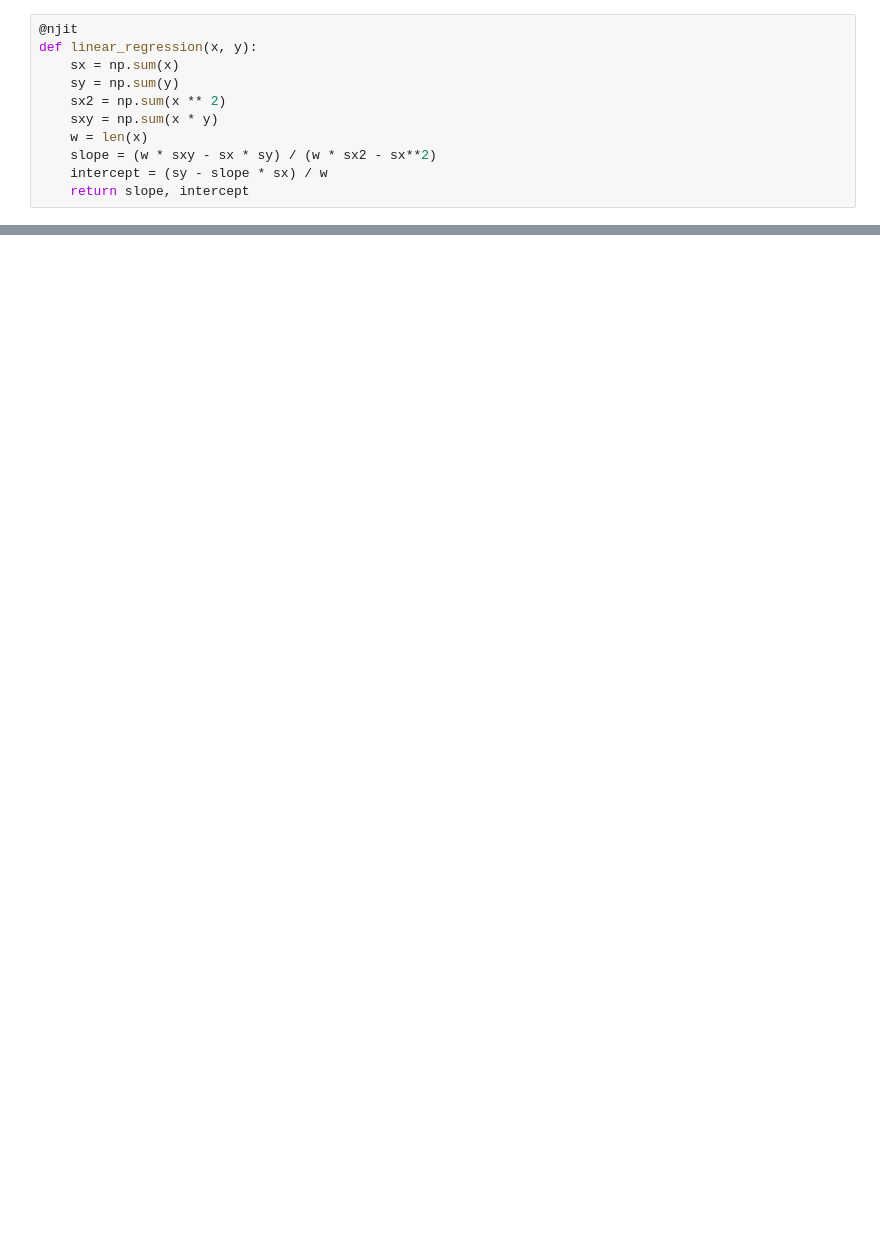
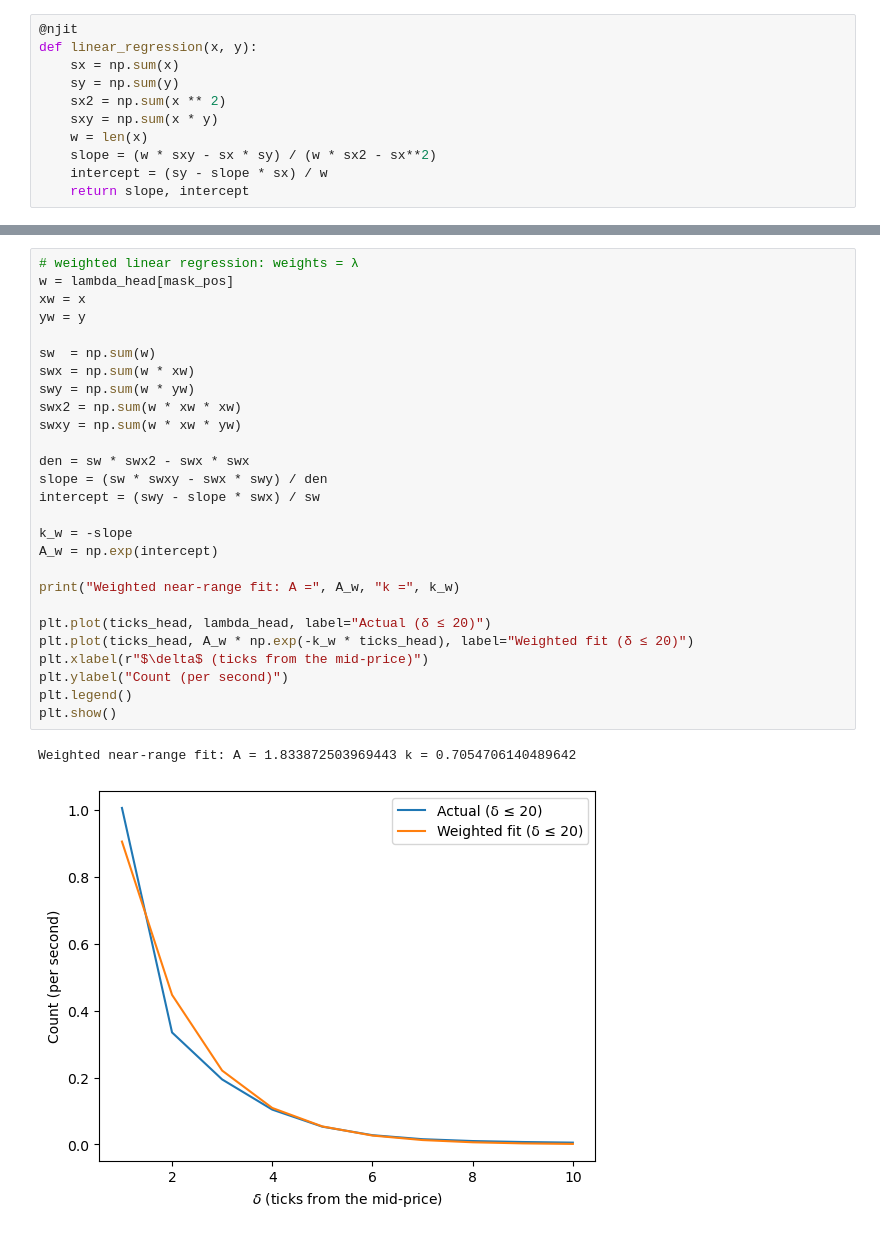
Before and after one commit to AA-ron2/Thesis_AI4Trading, a Jupyter notebook: EDA2.ipynb, the cells around one changed output, grey strips where cells are left out. Saved outputs shown, nothing was run; the diff lists cells and outputs as text; blank space fills up the shorter version.

```diff
--- a/EDA2.ipynb
+++ b/EDA2.ipynb
@@ -260 +351,31 @@ plt.legend(['Actual', 'Fitted curve'])
+# %%
+# weighted linear regression: weights = λ
+w = lambda_head[mask_pos]
+xw = x
+yw = y
+
+sw  = np.sum(w)
+swx = np.sum(w * xw)
+swy = np.sum(w * yw)
+swx2 = np.sum(w * xw * xw)
+swxy = np.sum(w * xw * yw)
+
+den = sw * swx2 - swx * swx
+slope = (sw * swxy - swx * swy) / den
+intercept = (swy - slope * swx) / sw
+
+k_w = -slope
+A_w = np.exp(intercept)
+
+print("Weighted near-range fit: A =", A_w, "k =", k_w)
+
+plt.plot(ticks_head, lambda_head, label="Actual (δ ≤ 20)")
+plt.plot(ticks_head, A_w * np.exp(-k_w * ticks_head), label="Weighted fit (δ ≤ 20)")
+plt.xlabel(r"$\delta$ (ticks from the mid-price)")
+plt.ylabel("Count (per second)")
+plt.legend()
+plt.show()
+# %% [output]
+Weighted near-range fit: A = 1.833872503969443 k = 0.7054706140489642
+[figure, added]
 # %%
```
Also changed, not shown: parts of 16 cells of this notebook, 2 other files.
